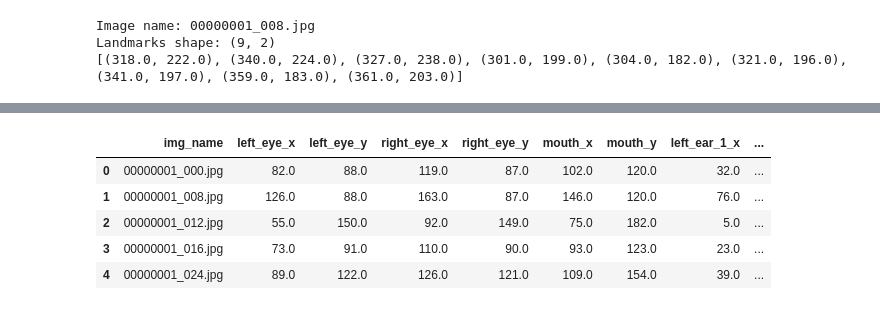
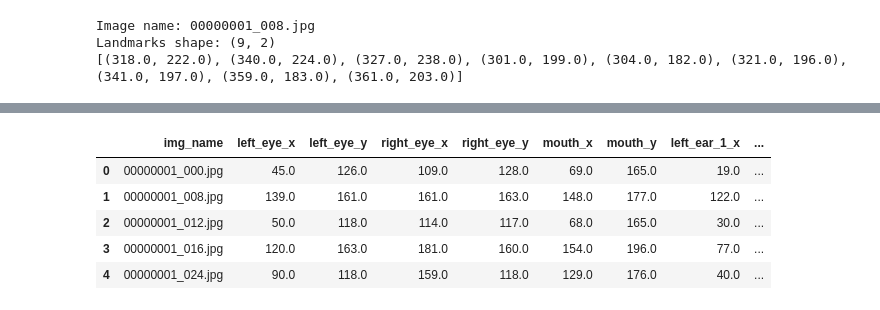
Before and after one commit to MaxVanDijck/cat-face-detection, a Jupyter notebook: data_augmentation.ipynb, the cells around one changed output, grey strips where cells are left out. Cells and saved outputs as stored; diff of their text form; code cells hidden in the pictures.

```diff
--- a/data_augmentation.ipynb
+++ b/data_augmentation.ipynb
@@ -170,42 +165,54 @@ for i in range(len(cat_df)):
     #ensure points can fit in a 224x224 image
     arr_x = []
     arr_y = []
-    for i in range(len(points)):
-        if i % 2 == 0:
-            arr_x.append(points[i])
+    for j in range(len(points)):
+        if j % 2 == 0:
+            arr_x.append(points[j])
         else:
-            arr_y.append(points[i])
+            arr_y.append(points[j])
     if (max(arr_x) - min(arr_x) > 196):
         continue
     if (max(arr_y) - min(arr_y) > 196):
+        continue
+
+    #ensure image is greater than 224x224
+    image = cv2.imread('cats/' + img_name)
+    height, width, channels = image.shape
+    if height < 224 or width < 224:
+        continue
+
+    #Ensure points are inside image
+    if max(arr_x) > width-1:
+        continue
+    if max(arr_y) > height-1:
         continue
 
     #Generate image and 9 keypoints to ensure cat face is in frame
     while True:
         image, points = transformImage(i)
         if points.size == 18:
             break
 
     #save image
     cv2.imwrite('cats_augmented/' + img_name, image)
 
     #save keypoints
     save_points = []
     save_points.append(img_name)
     for num in points:
         save_points.append(num[0])
         save_points.append(num[1])
     save_points = pd.Series(save_points, index=columnNames)
     df = df.append(save_points, ignore_index=True)
 
 df.head()
 # %% [output]
 |  | img_name | left_eye_x | left_eye_y | right_eye_x | right_eye_y | mouth_x | mouth_y | left_ear_1_x | ... |
-| 0 | 00000001_000.jpg | 82.0 | 88.0 | 119.0 | 87.0 | 102.0 | 120.0 | 32.0 | ... |
-| 1 | 00000001_008.jpg | 126.0 | 88.0 | 163.0 | 87.0 | 146.0 | 120.0 | 76.0 | ... |
-| 2 | 00000001_012.jpg | 55.0 | 150.0 | 92.0 | 149.0 | 75.0 | 182.0 | 5.0 | ... |
-| 3 | 00000001_016.jpg | 73.0 | 91.0 | 110.0 | 90.0 | 93.0 | 123.0 | 23.0 | ... |
-| 4 | 00000001_024.jpg | 89.0 | 122.0 | 126.0 | 121.0 | 109.0 | 154.0 | 39.0 | ... |
+| 0 | 00000001_000.jpg | 45.0 | 126.0 | 109.0 | 128.0 | 69.0 | 165.0 | 19.0 | ... |
+| 1 | 00000001_008.jpg | 139.0 | 161.0 | 161.0 | 163.0 | 148.0 | 177.0 | 122.0 | ... |
+| 2 | 00000001_012.jpg | 50.0 | 118.0 | 114.0 | 117.0 | 68.0 | 165.0 | 30.0 | ... |
+| 3 | 00000001_016.jpg | 120.0 | 163.0 | 181.0 | 160.0 | 154.0 | 196.0 | 77.0 | ... |
+| 4 | 00000001_024.jpg | 90.0 | 118.0 | 159.0 | 118.0 | 129.0 | 176.0 | 40.0 | ... |
 # %%
 #Save dataframe as CSV
 df.to_csv('augmented_labels.csv',index=False)
```
Also changed, not shown: parts of 3 cells of this notebook, 1 other file.
